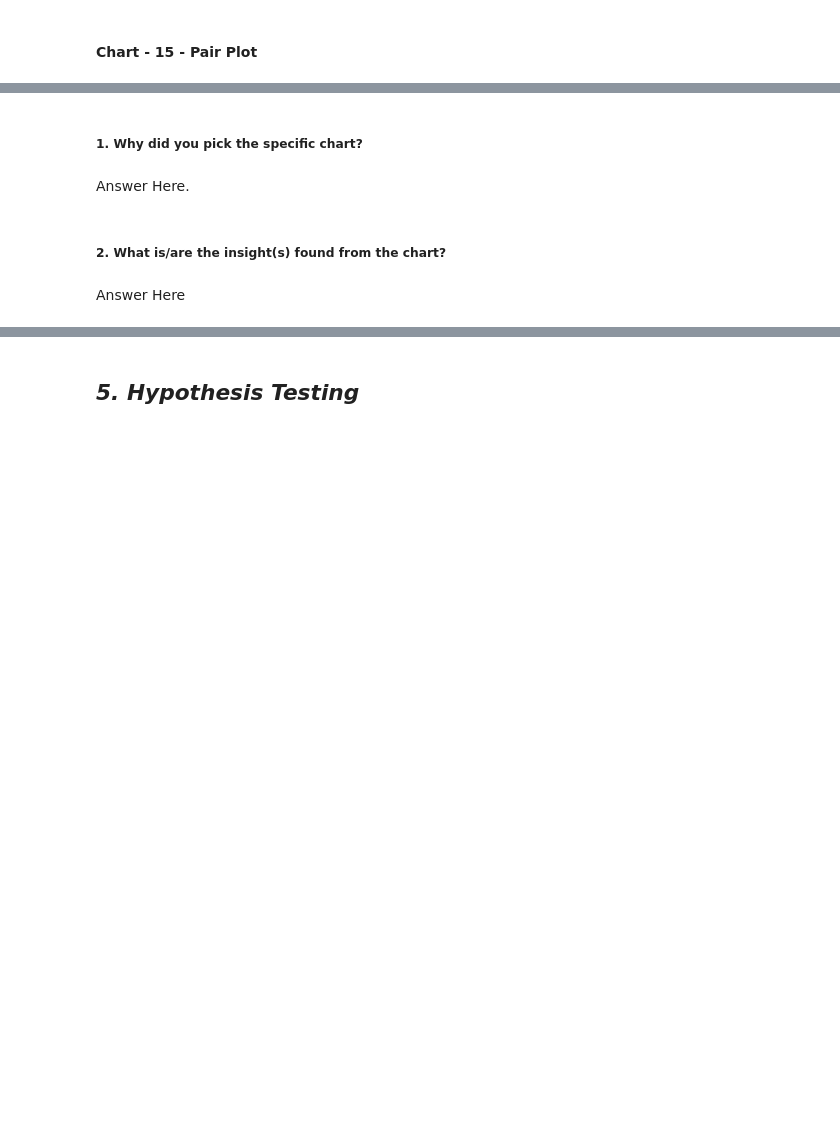
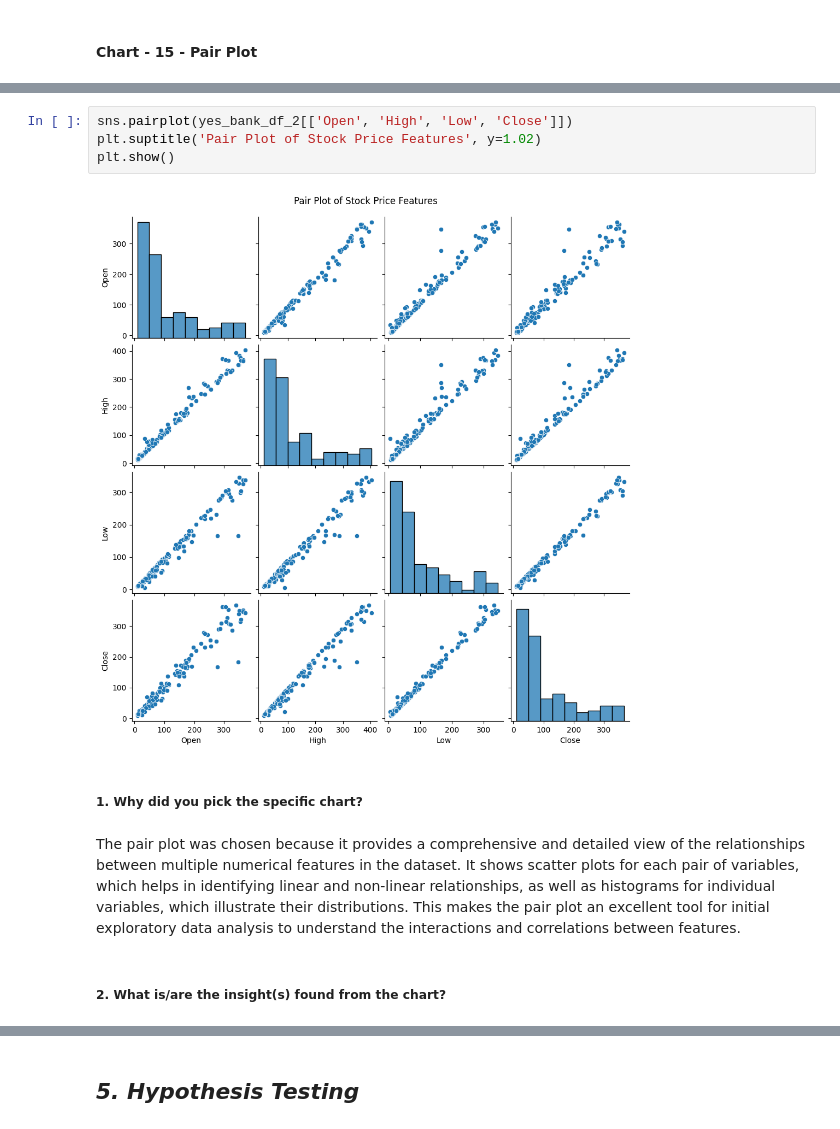
Before and after one commit to KushangShah/ML-Project-End-to-End-Machine-Learning., a Jupyter notebook: Yes_Bank_Stock_Closing_Price_Prediction.ipynb, the cells around one changed output, grey strips where cells are left out. Cells and saved outputs as stored; diff of their text form; blank space fills up the shorter version.

```diff
--- a/Yes_Bank_Stock_Closing_Price_Prediction.ipynb
+++ b/Yes_Bank_Stock_Closing_Price_Prediction.ipynb
@@ -836,8 +841,12 @@ The correlation heatmap was chosen because it effectively visualizes the linear
+# %%
+sns.pairplot(yes_bank_df_2[['Open', 'High', 'Low', 'Close']])
+plt.suptitle('Pair Plot of Stock Price Features', y=1.02)
+plt.show()
+# %% [output]
+[figure, added]
 # %% [markdown]
 ##### 1. Why did you pick the specific chart?
-# %% [markdown]
-Answer Here.
+# %% [markdown]
+The pair plot was chosen because it provides a comprehensive and detailed view of the relationships between multiple numerical features in the dataset. It shows scatter plots for each pair of variables, which helps in identifying linear and non-linear relationships, as well as histograms for individual variables, which illustrate their distributions. This makes the pair plot an excellent tool for initial exploratory data analysis to understand the interactions and correlations between features.
 # %% [markdown]
 ##### 2. What is/are the insight(s) found from the chart?
-# %% [markdown]
-Answer Here
```
Also changed, not shown: parts of 4 cells of this notebook.
